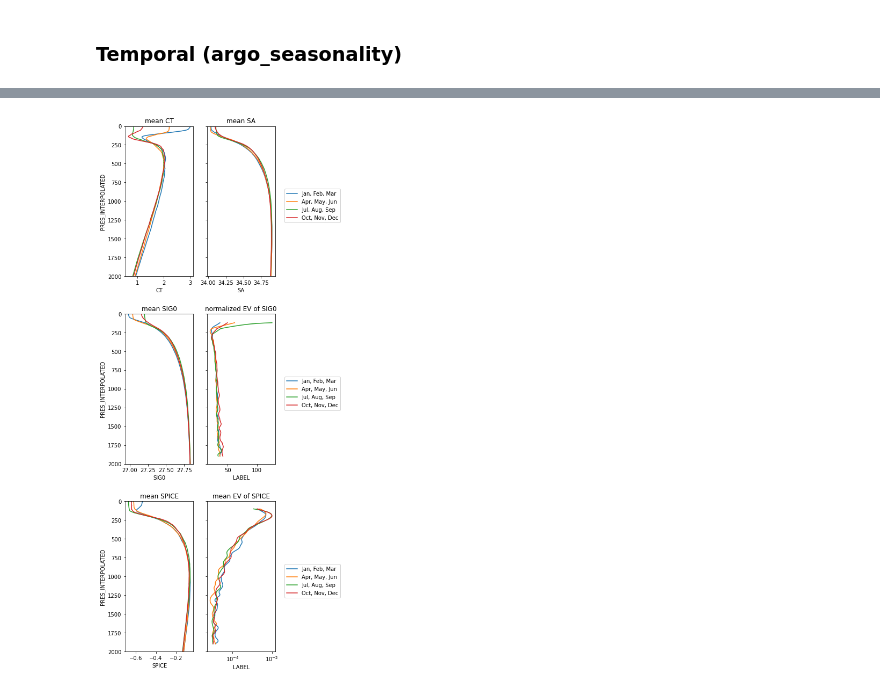
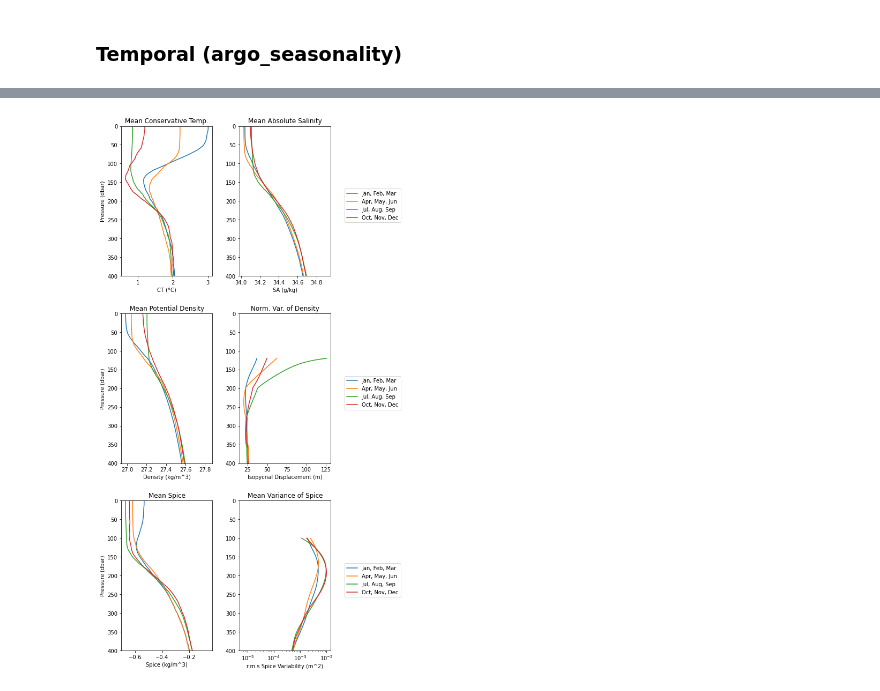
Before and after one commit to ocean-transport/argo-intern, a Jupyter notebook: CCS_poster.ipynb, the cells around one changed output, grey strips where cells are left out. Cells and saved outputs as stored; diff of their text form; code cells hidden in the pictures.

```diff
--- a/CCS_poster.ipynb
+++ b/CCS_poster.ipynb
@@ -114,13 +114,13 @@ def get_drho_dz (ds, variable, coarsen_scale=5):
 # %%
 s1_SIG0_NEV = get_NEV(s1, s1_SIG0_EV,variable='SIG0')
 s2_SIG0_NEV = get_NEV(s2, s2_SIG0_EV,variable='SIG0')
-s3_SIG0_NEV = normalized_EV_plot(s3, s3_SIG0_EV,variable='SIG0')
-s4_SIG0_NEV = normalized_EV_plot(s4, s4_SIG0_EV,variable='SIG0')
+s3_SIG0_NEV = get_NEV(s3, s3_SIG0_EV,variable='SIG0')
+s4_SIG0_NEV = get_NEV(s4, s4_SIG0_EV,variable='SIG0')
 # %%
 s1_SPICE_NEV = get_NEV(s1, s1_SIG0_EV,variable='SPICE')
-s2_SPICE_NEV = normalized_EV_plot(s2, s2_SIG0_EV,variable='SPICE')
-s3_SPICE_NEV = normalized_EV_plot(s3, s3_SIG0_EV,variable='SPICE')
-s4_SPICE_NEV = normalized_EV_plot(s4, s4_SIG0_EV,variable='SPICE')
+s2_SPICE_NEV = get_NEV(s2, s2_SIG0_EV,variable='SPICE')
+s3_SPICE_NEV = get_NEV(s3, s3_SIG0_EV,variable='SPICE')
+s4_SPICE_NEV = get_NEV(s4, s4_SIG0_EV,variable='SPICE')
 # %%
 so1_SIG0_NEV = get_NEV(so1, so1_SIG0_EV,variable='SIG0')
 so2_SIG0_NEV = get_NEV(so2, so2_SIG0_EV,variable='SIG0')
@@ -256,5 +309,5 @@ Text(0.5, 1.0, 'NEV')
 # %%
-plt.figure(figsize=(5,18))
+plt.figure(figsize=(7,18))
 
 plt.subplot(3,2,1)
 s1.CT.mean('N_PROF').plot(y='PRES_INTERPOLATED', label='Jan, Feb, Mar')
@@ -262,8 +315,10 @@ s2.CT.mean('N_PROF').plot(y='PRES_INTERPOLATED', label='Apr, May, Jun')
 s3.CT.mean('N_PROF').plot(y='PRES_INTERPOLATED', label='Jul, Aug, Sep')
 s4.CT.mean('N_PROF').plot(y='PRES_INTERPOLATED', label='Oct, Nov, Dec')
 plt.gca().invert_yaxis()
-plt.title('mean CT')
-plt.ylim(2000,0)
+plt.title('Mean Conservative Temp.')
+plt.xlabel('CT (°C)')
+plt.ylabel('Pressure (dbar)')
+plt.ylim(400,0)
 
 plt.subplot(3,2,2)
 s1.SA.mean('N_PROF').plot(y='PRES_INTERPOLATED', label='Jan, Feb, Mar')
@@ -271,58 +326,63 @@ s2.SA.mean('N_PROF').plot(y='PRES_INTERPOLATED', label='Apr, May, Jun')
 s3.SA.mean('N_PROF').plot(y='PRES_INTERPOLATED', label='Jul, Aug, Sep')
 s4.SA.mean('N_PROF').plot(y='PRES_INTERPOLATED', label='Oct, Nov, Dec')
 plt.gca().invert_yaxis()
-plt.title('mean SA')
+plt.title('Mean Absolute Salinity')
 plt.ylabel('')
-plt.legend(bbox_to_anchor=(2, 0.6))
-plt.yticks(labels=[],ticks=(numpy.arange(0,2001,250)))
-plt.ylim(2000,0)
+plt.xlabel('SA (g/kg)')
+plt.legend(bbox_to_anchor=(1.8, 0.6))
+#plt.yticks(labels=[],ticks=(numpy.arange(0,2001,250)))
+plt.ylim(400,0)
 
 plt.subplot(3,2,3)
 s1.SIG0.mean('N_PROF').plot(y='PRES_INTERPOLATED', label='Jan, Feb, Mar')
 s2.SIG0.mean('N_PROF').plot(y='PRES_INTERPOLATED', label='Apr, May, Jun')
 s3.SIG0.mean('N_PROF').plot(y='PRES_INTERPOLATED', label='Jul, Aug, Sep')
 s4.SIG0.mean('N_PROF').plot(y='PRES_INTERPOLATED', label='Oct, Nov, Dec')
 plt.gca().invert_yaxis()
-plt.title('mean SIG0')
-plt.ylim(2000,0)
+plt.title('Mean Potential Density')
+plt.ylabel('Pressure (dbar)')
+plt.xlabel('Density (kg/m^3)')
+plt.ylim(400,0)
 
 plt.subplot(3,2,4)
 s1_SIG0_NEV.where(s1_SPICE_NEV.MASK==1).plot(y='PRES_INTERPOLATED', label='Jan, Feb, Mar')
 s2_SIG0_NEV.where(s2_SPICE_NEV.MASK==1).plot(y='PRES_INTERPOLATED', label='Apr, May, Jun')
 s3_SIG0_NEV.where(s3_SPICE_NEV.MASK==1).plot(y='PRES_INTERPOLATED', label='Jul, Aug, Sep')
 s4_SIG0_NEV.where(s4_SPICE_NEV.MASK==1).plot(y='PRES_INTERPOLATED', label='Oct, Nov, Dec')
 plt.gca().invert_yaxis()
-plt.title('normalized EV of SIG0')
+plt.title('Norm. Var. of Density')
 plt.ylabel('')
-plt.xlabel('LABEL')
-plt.legend(bbox_to_anchor=(2, 0.6))
-plt.yticks(labels=[],ticks=(numpy.arange(0,2001,250)))
-plt.ylim(2000,0)
+plt.xlabel('Isopycnal Displacement (m)')
+plt.legend(bbox_to_anchor=(1.8, 0.6))
+#plt.yticks(labels=[],ticks=(numpy.arange(0,2001,250)))
+plt.ylim(400,0)
 
 plt.subplot(3,2,5)
 s1.SPICE.mean('N_PROF').plot(y='PRES_INTERPOLATED', label='Jan, Feb, Mar')
 s2.SPICE.mean('N_PROF').plot(y='PRES_INTERPOLATED', label='Apr, May, Jun')
 s3.SPICE.mean('N_PROF').plot(y='PRES_INTERPOLATED', label='Jul, Aug, Sep')
 s4.SPICE.mean('N_PROF').plot(y='PRES_INTERPOLATED', label='Oct, Nov, Dec')
 plt.gca().invert_yaxis()
-plt.title('mean SPICE')
-plt.ylim(2000,0)
+plt.title('Mean Spice')
+plt.ylabel('Pressure (dbar)')
+plt.xlabel('Spice (kg/m^3)')
+plt.ylim(400,0)
 
 plt.subplot(3,2,6)
 s1_SPICE_EV.where(s1_SPICE_NEV.MASK==1).mean('N_PROF').plot(y='PRES_INTERPOLATED', label='Jan, Feb, Mar')
 s2_SPICE_EV.where(s2_SPICE_NEV.MASK==1).mean('N_PROF').plot(y='PRES_INTERPOLATED', label='Apr, May, Jun')
 s3_SPICE_EV.where(s3_SPICE_NEV.MASK==1).mean('N_PROF').plot(y='PRES_INTERPOLATED', label='Jul, Aug, Sep')
 s4_SPICE_EV.where(s4_SPICE_NEV.MASK==1).mean('N_PROF').plot(y='PRES_INTERPOLATED', label='Oct, Nov, Dec')
 plt.gca().invert_yaxis()
-plt.title('mean EV of SPICE')
+plt.title('Mean Variance of Spice')
 plt.ylabel('')
-plt.xlabel('LABEL')
-plt.legend(bbox_to_anchor=(2, 0.6))
-plt.yticks(labels=[],ticks=(numpy.arange(0,2001,250)))
-plt.ylim(2000,0)
+plt.xlabel('r.m.s Spice Variability (m^2)')
+plt.legend(bbox_to_anchor=(1.8, 0.6))
+#plt.yticks(labels=[],ticks=(numpy.arange(0,2001,250)))
+plt.ylim(400,0)
 plt.xscale('log')
 
-plt.subplots_adjust(wspace=0.2,hspace=0.25)
+plt.subplots_adjust(wspace=0.3,hspace=0.25)
 # %% [output]
-[figure, old version]
+[figure, new version]
 # %%
```
Also changed, not shown: parts of 14 cells of this notebook.
